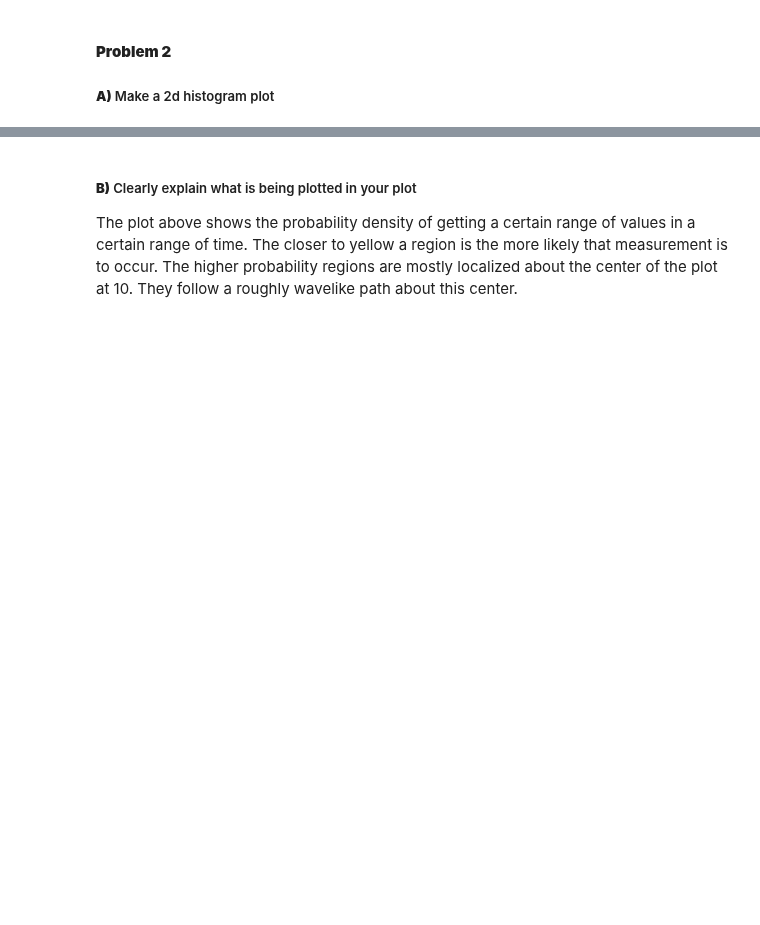
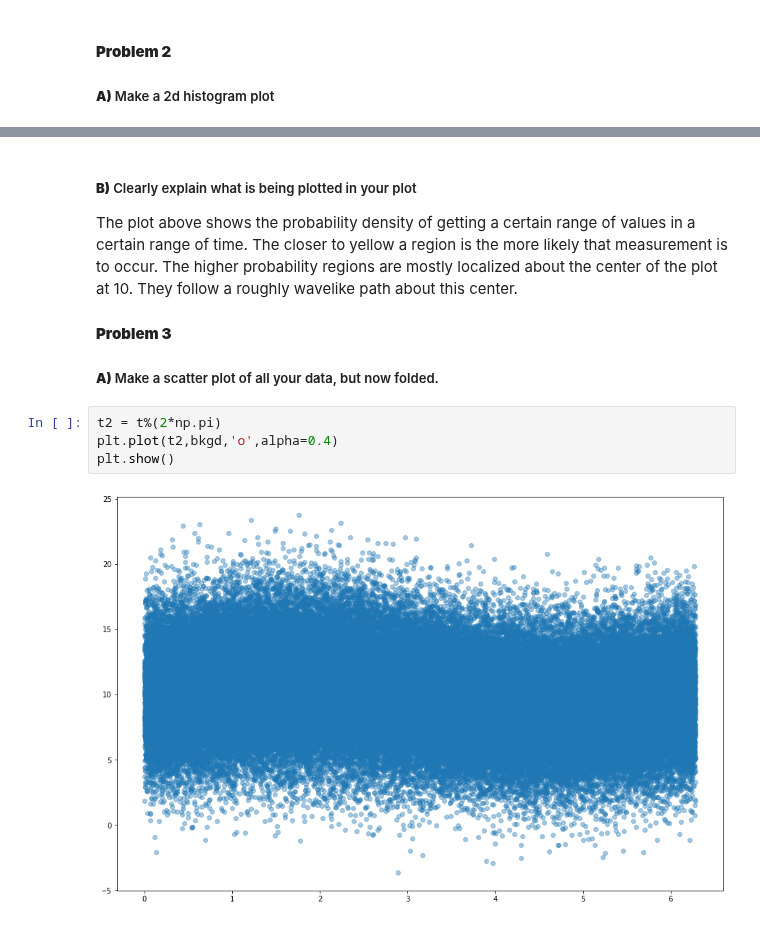
Before and after one commit to jeff-abe/PHYS434, a Jupyter notebook: HW4.ipynb, the cells around one changed output, grey strips where cells are left out. Drawn from its saved outputs; the diff is of its cells as text; blank space fills up the shorter version.

Commit message:
Problem 3

```diff
--- a/HW4.ipynb
+++ b/HW4.ipynb
@@ -60,3 +60,12 @@ plt.show()
 ##### **B)** Clearly explain what is being plotted in your plot
 
 The plot above shows the probability density of getting a certain range of values in a certain range of time. The closer to yellow a region is the more likely that measurement is to occur.  The higher probability regions are mostly localized about the center of the plot at 10. They follow a roughly wavelike path about this center.
+
+#### **Problem 3**
+##### **A)** Make a scatter plot of all your data, but now folded.
+# %%
+t2 = t%(2*np.pi)
+plt.plot(t2,bkgd,'o',alpha=0.4)
+plt.show()
+# %% [output]
+[figure, added]
```
Also changed, not shown: parts of 6 cells of this notebook.
